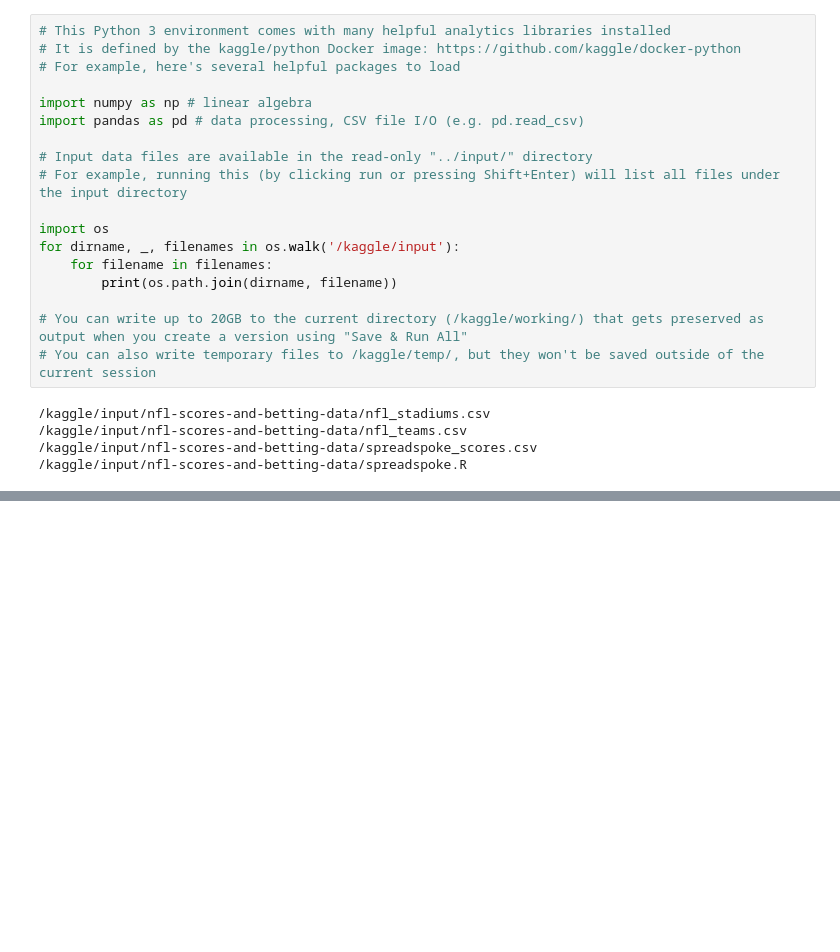
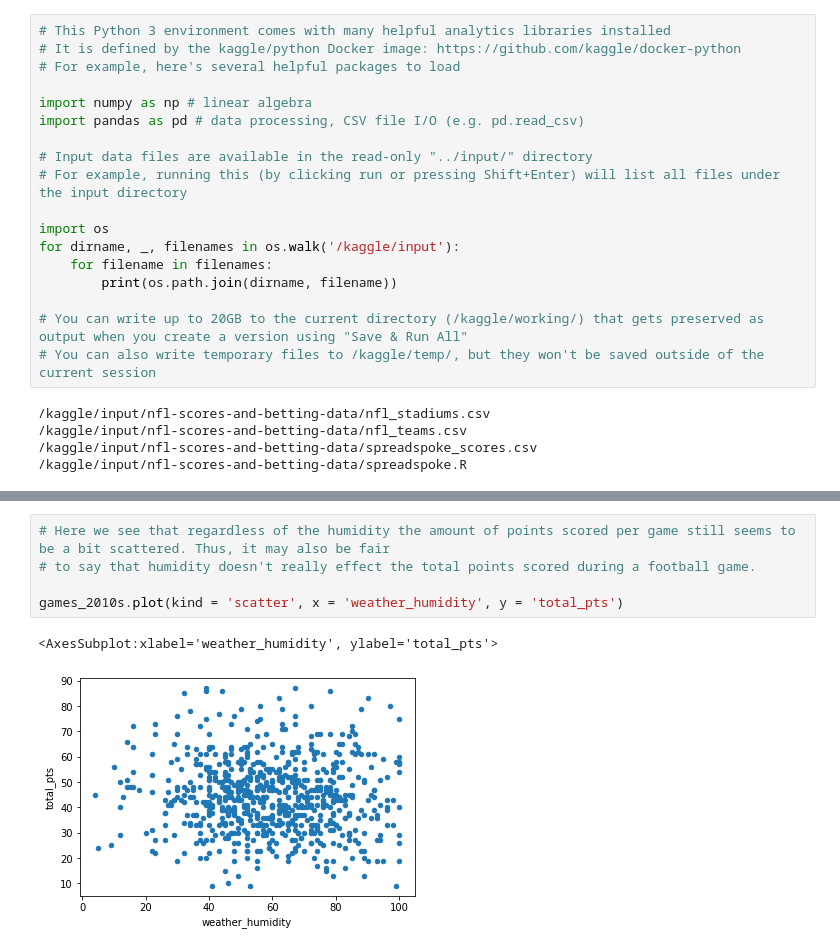
Before and after one commit to arya3364/How-Weather-Effects-Football-Games, a Jupyter notebook: nfl-scores-and-data.ipynb, the cells around one changed output, grey strips where cells are left out. Cells and saved outputs as stored; diff of their text form; blank space fills up the shorter version.

Commit message:
Kaggle Notebook | NFL Scores and Data | Version 7

```diff
--- a/nfl-scores-and-data.ipynb
+++ b/nfl-scores-and-data.ipynb
@@ -45,0 +89,8 @@ games_2010s.head()
+# %%
+# Here we see that regardless of the humidity the amount of points scored per game still seems to be a bit scattered. Thus, it may also be fair
+# to say that humidity doesn't really effect the total points scored during a football game.
+
+games_2010s.plot(kind = 'scatter', x = 'weather_humidity', y = 'total_pts')
+# %% [output]
+<AxesSubplot:xlabel='weather_humidity', ylabel='total_pts'>
+[figure, added]
```
Also changed, not shown: parts of 19 cells of this notebook.
